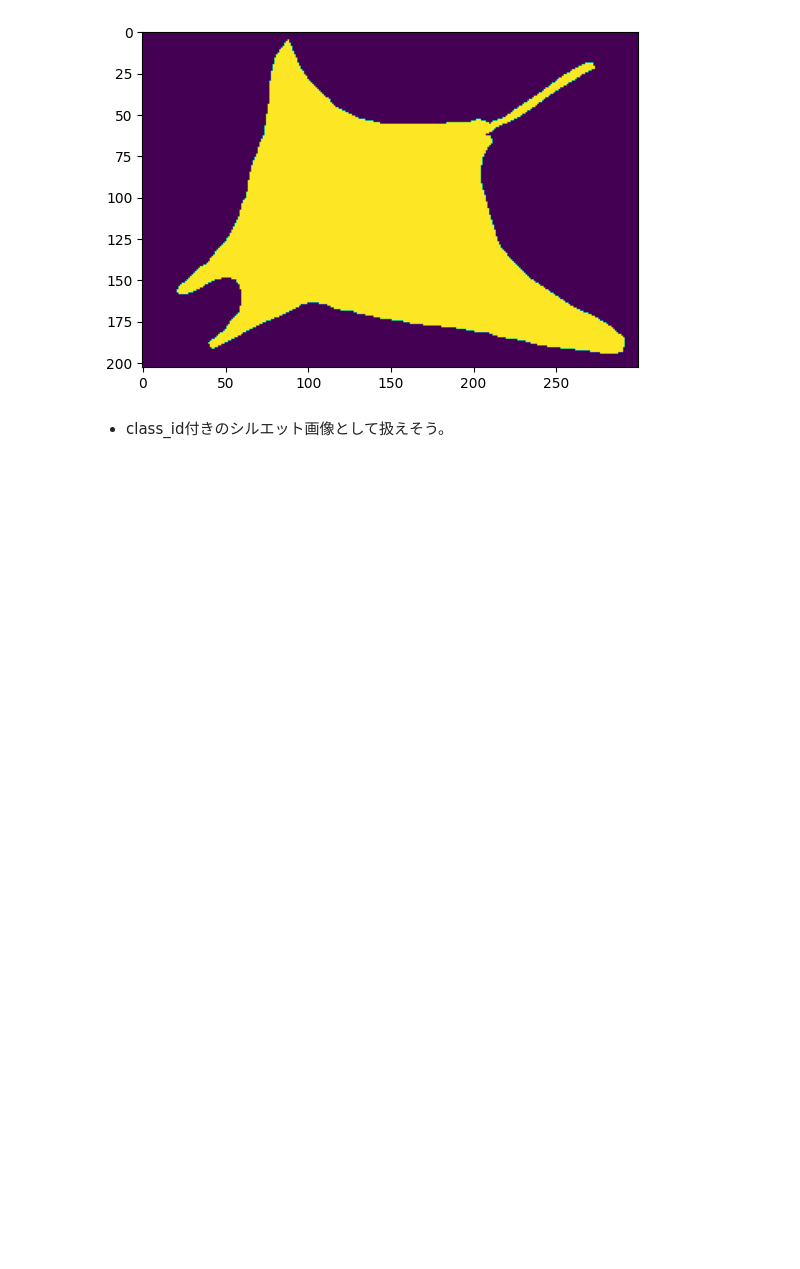
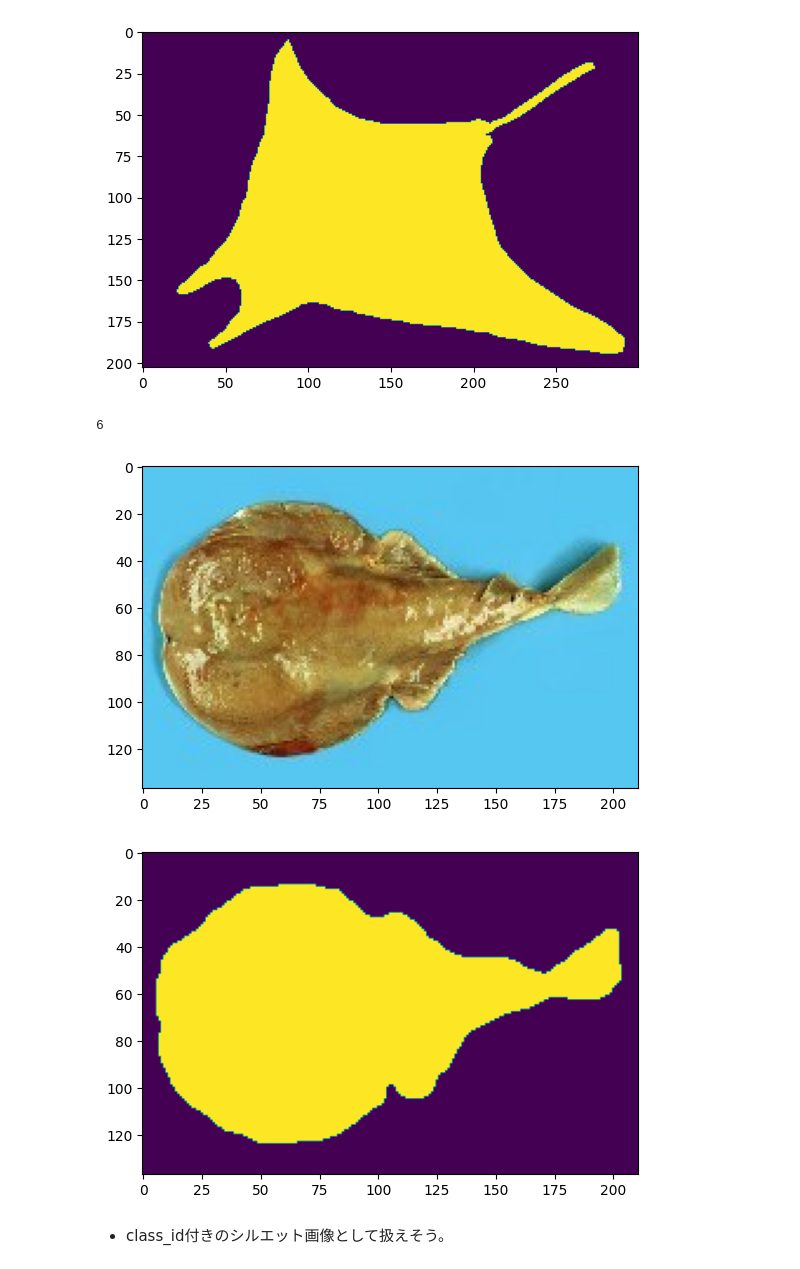
Before and after one commit to groovy-phazuma/Moon_Pattern_Inference, a Jupyter notebook: prepare_images/231128_imagenets_check.ipynb, the cells around one changed output. Cells and saved outputs as stored; diff of their text form; code cells hidden in the pictures; blank space fills up the shorter version.

Commit message:
[231129morita] extract class labels (ImageNet-S) close #7

```diff
--- a/prepare_images/231128_imagenets_check.ipynb
+++ b/prepare_images/231128_imagenets_check.ipynb
@@ -40,6 +39,18 @@ plt.show()
 6
 [figure]
 [figure]
+# %%
+name="n01496331/n01496331_9545"
+image, segmentation_id = load_image(name=name)
+print(segmentation_id.max())
+plt.imshow(image)
+plt.show()
+plt.imshow(segmentation_id)
+plt.show()
+# %% [output]
+6
+[figure, added]
+[figure, added]
 # %% [markdown]
 * class_id付きのシルエット画像として扱えそう。
 # %%
```
Also changed, not shown: parts of 7 cells of this notebook, 3 other files.
